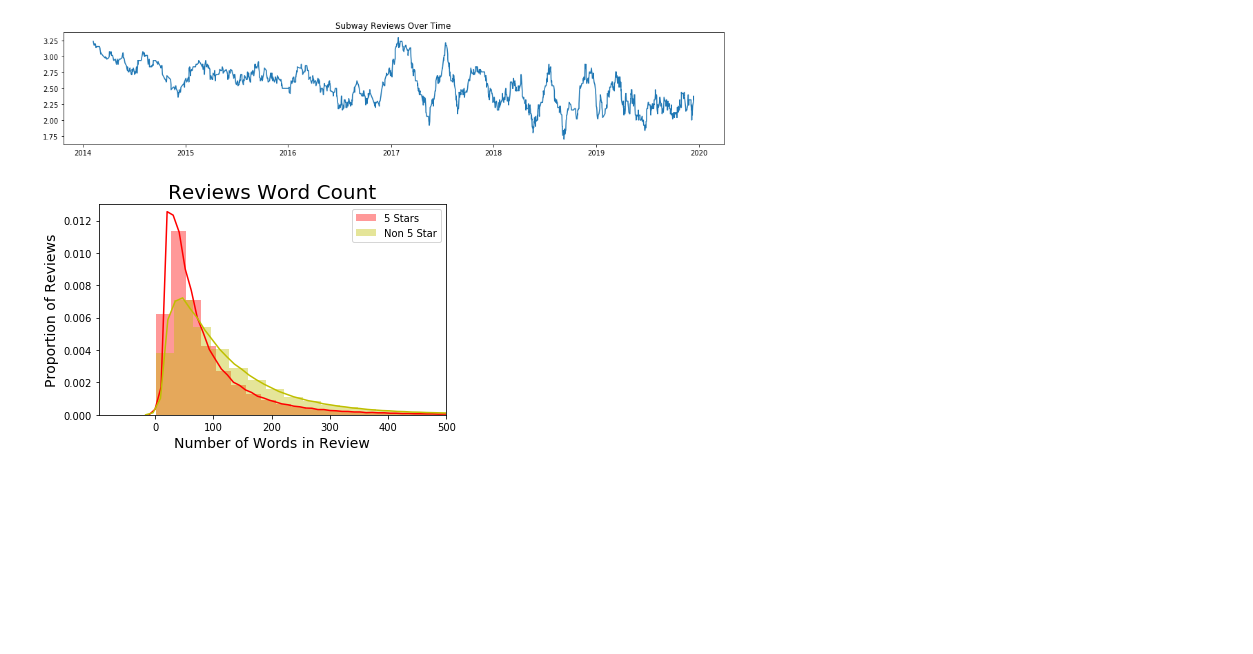
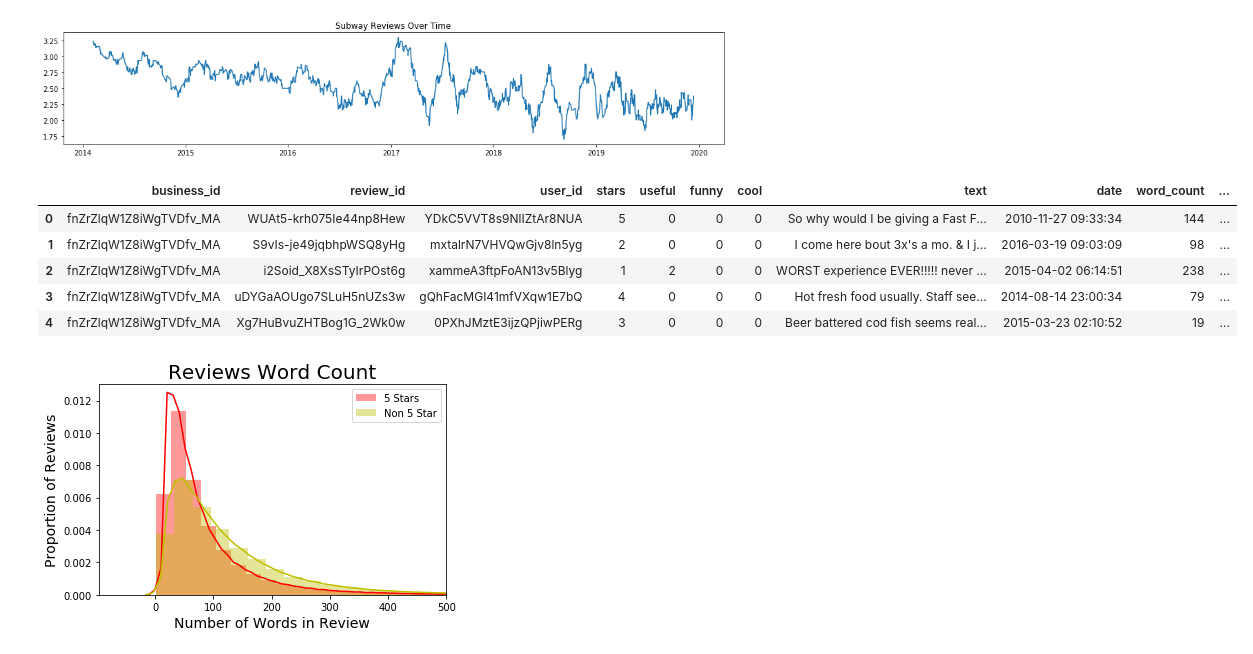
Before and after one commit to rzhao97/FiveStarsReviews, a Jupyter notebook: src/Data_Cleaning_and_Basic_EDA.ipynb, the cells around one changed output. Saved outputs shown, nothing was run; the diff lists cells and outputs as text; code cells hidden in the pictures; blank space fills up the shorter version.

```diff
--- a/src/Data_Cleaning_and_Basic_EDA.ipynb
+++ b/src/Data_Cleaning_and_Basic_EDA.ipynb
@@ -228,4 +232,13 @@ ax.set_title("Subway Reviews Over Time")
 plt.tight_layout()
 # %% [output]
 [figure]
+# %%
+eng_reviews.head()
+# %% [output]
+|  | business_id | review_id | user_id | stars | useful | funny | cool | text | date | word_count | ... |
+| 0 | fnZrZlqW1Z8iWgTVDfv_MA | WUAt5-krh075Ie44np8Hew | YDkC5VVT8s9NlIZtAr8NUA | 5 | 0 | 0 | 0 | So why would I be giving a Fast F... | 2010-11-27 09:33:34 | 144 | ... |
+| 1 | fnZrZlqW1Z8iWgTVDfv_MA | S9vIs-je49jqbhpWSQ8yHg | mxtalrN7VHVQwGjv8ln5yg | 2 | 0 | 0 | 0 | I come here bout 3x's a mo. & I j... | 2016-03-19 09:03:09 | 98 | ... |
+| 2 | fnZrZlqW1Z8iWgTVDfv_MA | i2Soid_X8XsSTyIrPOst6g | xammeA3ftpFoAN13v5Blyg | 1 | 2 | 0 | 0 | WORST experience EVER!!!!! never ... | 2015-04-02 06:14:51 | 238 | ... |
+| 3 | fnZrZlqW1Z8iWgTVDfv_MA | uDYGaAOUgo7SLuH5nUZs3w | gQhFacMGI41mfVXqw1E7bQ | 4 | 0 | 0 | 0 | Hot fresh food usually. Staff see... | 2014-08-14 23:00:34 | 79 | ... |
+| 4 | fnZrZlqW1Z8iWgTVDfv_MA | Xg7HuBvuZHTBog1G_2Wk0w | 0PXhJMztE3ijzQPjiwPERg | 3 | 0 | 0 | 0 | Beer battered cod fish seems real... | 2015-03-23 02:10:52 | 19 | ... |
 # %%
```
Also changed, not shown: parts of 12 cells of this notebook.
